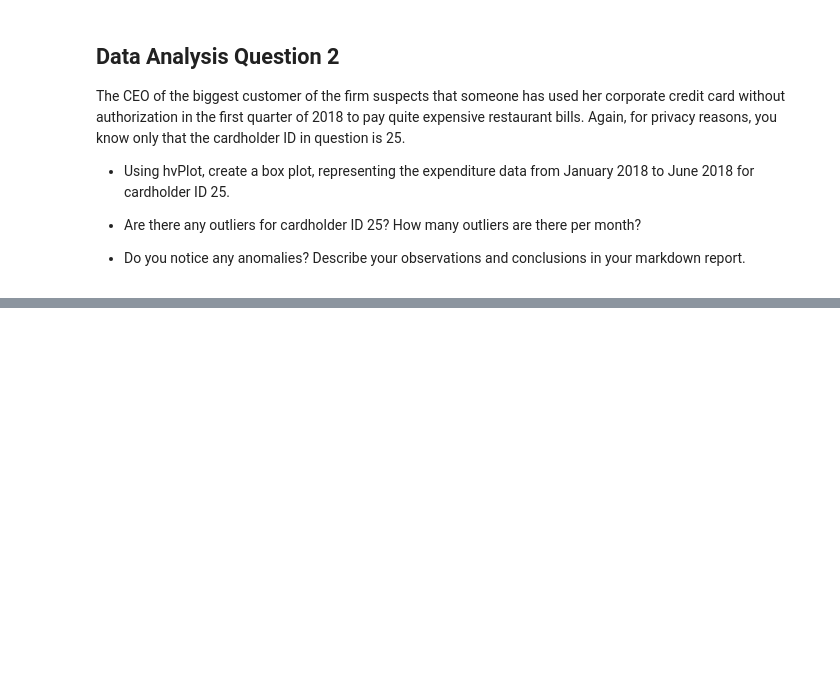
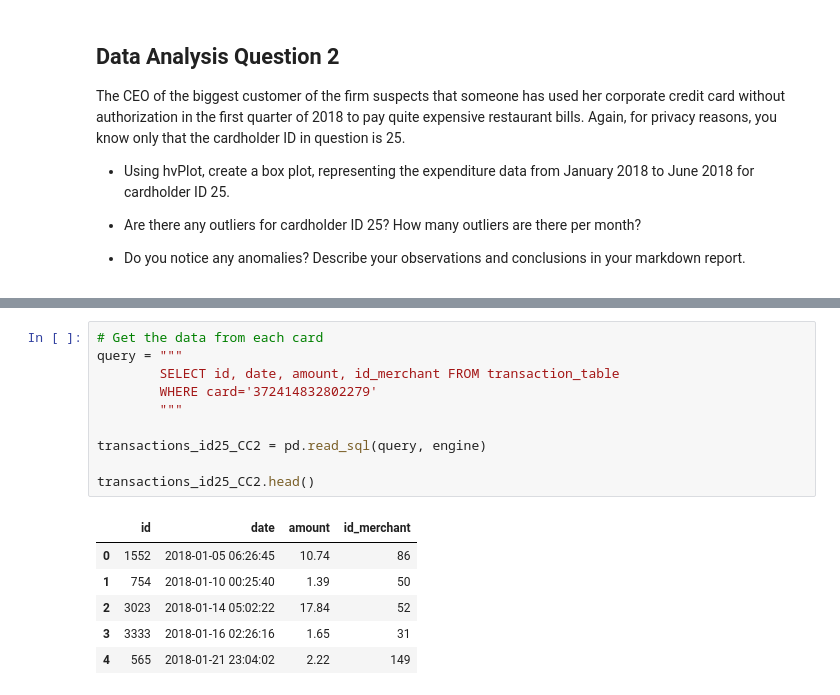
Before and after one commit to MontgomeryG/python-homework, a Jupyter notebook: Module 7 Challenge/Starter_Files/visual_data_analysis.ipynb, the cells around one changed output, grey strips where cells are left out. Drawn from its saved outputs; the diff is of its cells as text; blank space fills up the shorter version.

```diff
--- a/Module 7 Challenge/Starter_Files/visual_data_analysis.ipynb
+++ b/Module 7 Challenge/Starter_Files/visual_data_analysis.ipynb
@@ -324,0 +351,17 @@ query = """
+# %%
+# Get the data from each card
+query = """
+        SELECT id, date, amount, id_merchant FROM transaction_table
+        WHERE card='372414832802279'
+        """
+
+transactions_id25_CC2 = pd.read_sql(query, engine)
+
+transactions_id25_CC2.head()
+# %% [output]
+|  | id | date | amount | id_merchant |
+| 0 | 1552 | 2018-01-05 06:26:45 | 10.74 | 86 |
+| 1 | 754 | 2018-01-10 00:25:40 | 1.39 | 50 |
+| 2 | 3023 | 2018-01-14 05:02:22 | 17.84 | 52 |
+| 3 | 3333 | 2018-01-16 02:26:16 | 1.65 | 31 |
+| 4 | 565 | 2018-01-21 23:04:02 | 2.22 | 149 |
```
Also changed, not shown: parts of 9 cells of this notebook.
